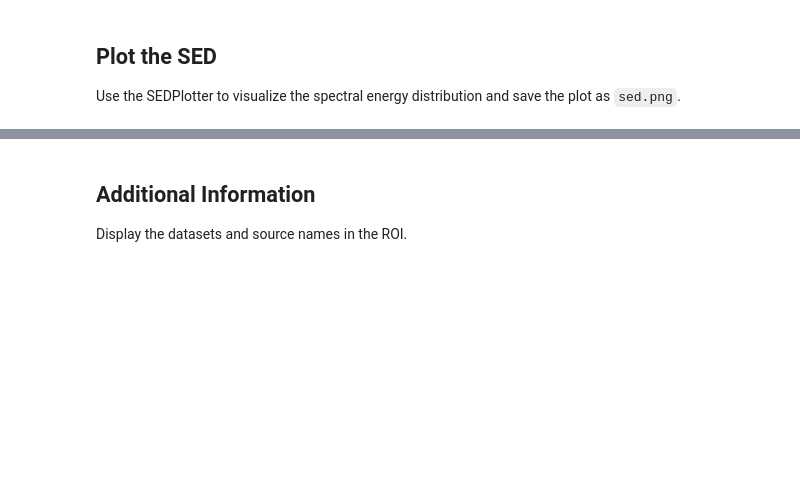
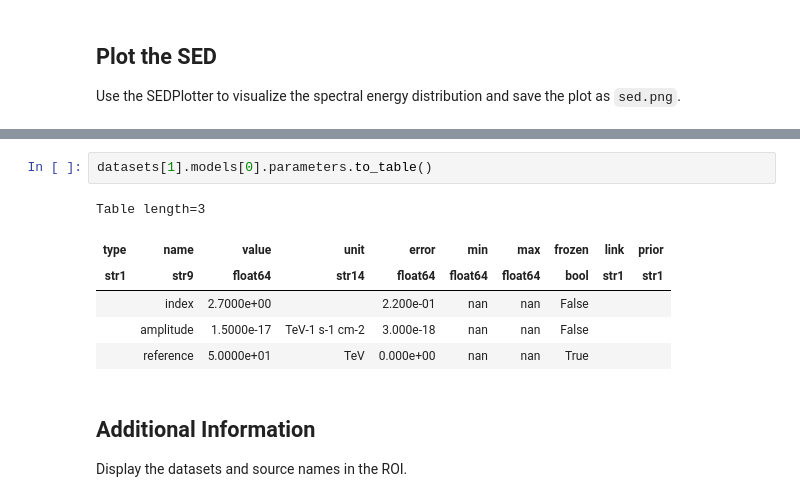
Before and after one commit to rubensjrcosta/feupy, a Jupyter notebook: examples/analysis_roi.ipynb, the cells around one changed output, grey strips where cells are left out. Saved outputs shown, nothing was run; the diff lists cells and outputs as text; blank space fills up the shorter version.

```diff
--- a/examples/analysis_roi.ipynb
+++ b/examples/analysis_roi.ipynb
@@ -184,3 +176,12 @@ The minimum and maximum energies are equal, so a small range will be created aro
+# %%
+datasets[1].models[0].parameters.to_table()
+# %% [output]
+Table length=3
+| type | name | value | unit | error | min | max | frozen | link | prior |
+| str1 | str9 | float64 | str14 | float64 | float64 | float64 | bool | str1 | str1 |
+|  | index | 2.7000e+00 |  | 2.200e-01 | nan | nan | False |  |  |
+|  | amplitude | 1.5000e-17 | TeV-1 s-1 cm-2 | 3.000e-18 | nan | nan | False |  |  |
+|  | reference | 5.0000e+01 | TeV | 0.000e+00 | nan | nan | True |  |  |
 # %% [markdown]
 ## Additional Information
 Display the datasets and source names in the ROI.
```
Also changed, not shown: parts of 11 cells of this notebook, 4 other files.
